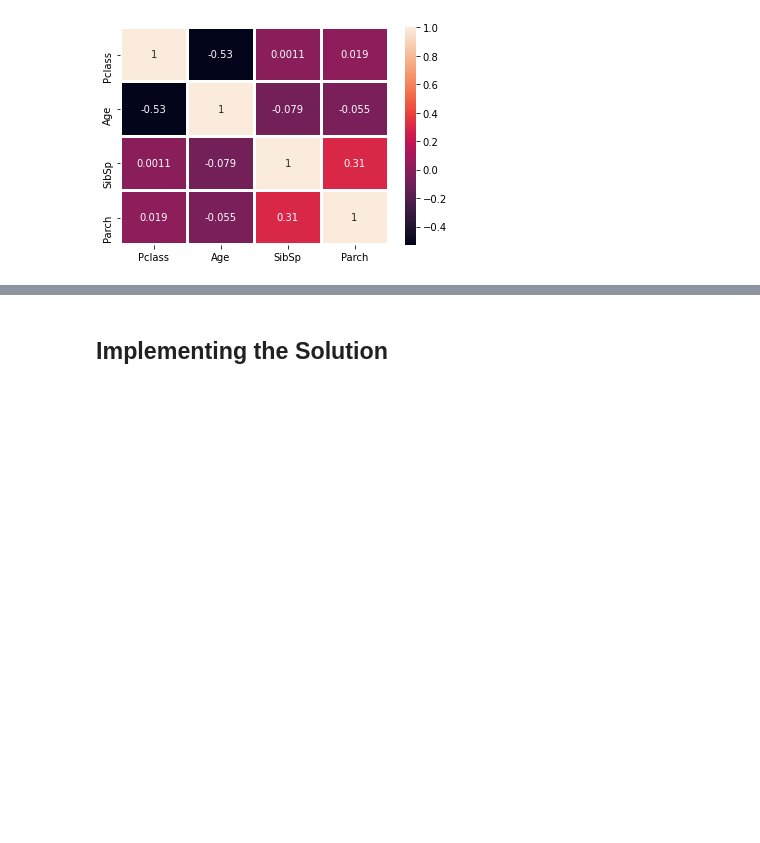
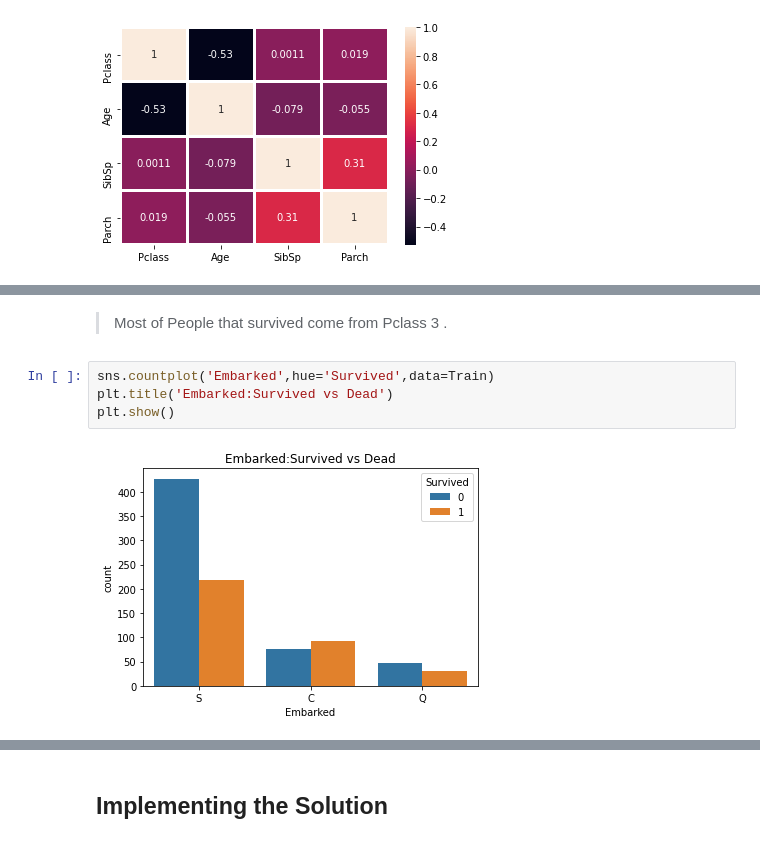
Before and after one commit to JeromeMberia/KNN_and_Naive_Bayes, a Jupyter notebook: Independent_Project_Week_9(Titanic__Data_Set).ipynb, the cells around one changed output, grey strips where cells are left out. Cells and saved outputs as stored; diff of their text form; blank space fills up the shorter version.

```diff
--- a/Independent_Project_Week_9(Titanic__Data_Set).ipynb
+++ b/Independent_Project_Week_9(Titanic__Data_Set).ipynb
@@ -974,0 +981,8 @@ plt.show()
+# %% [markdown]
+> Most of People that survived come from Pclass 3 .
+# %%
+sns.countplot('Embarked',hue='Survived',data=Train)
+plt.title('Embarked:Survived vs Dead')
+plt.show()
+# %% [output]
+[figure, added]
```
Also changed, not shown: parts of 5 cells of this notebook.
